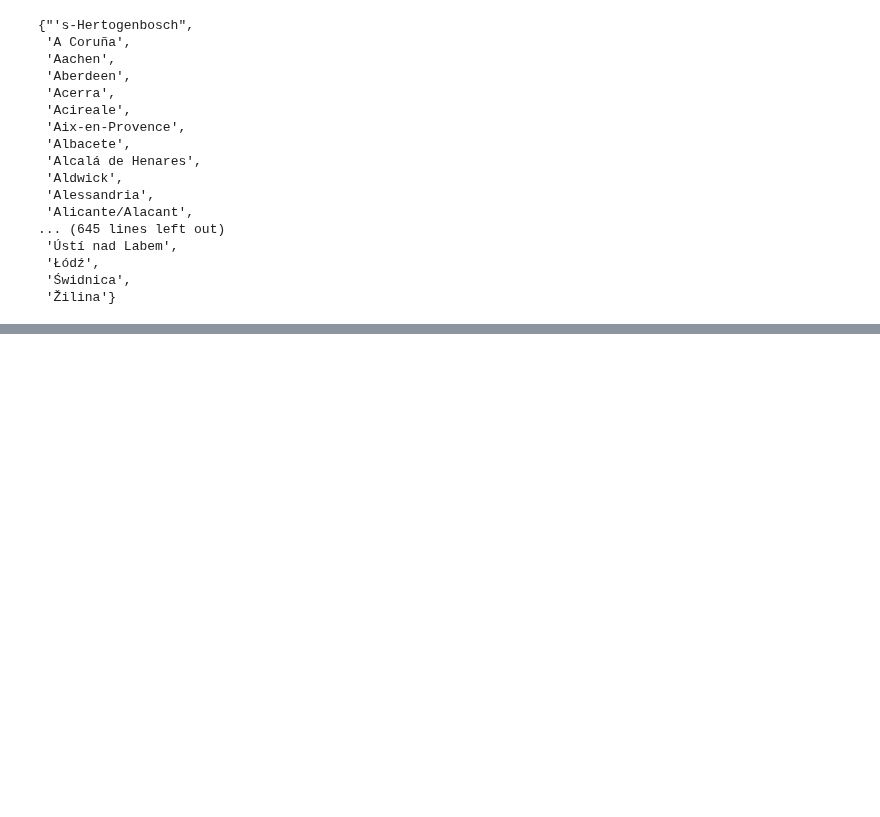
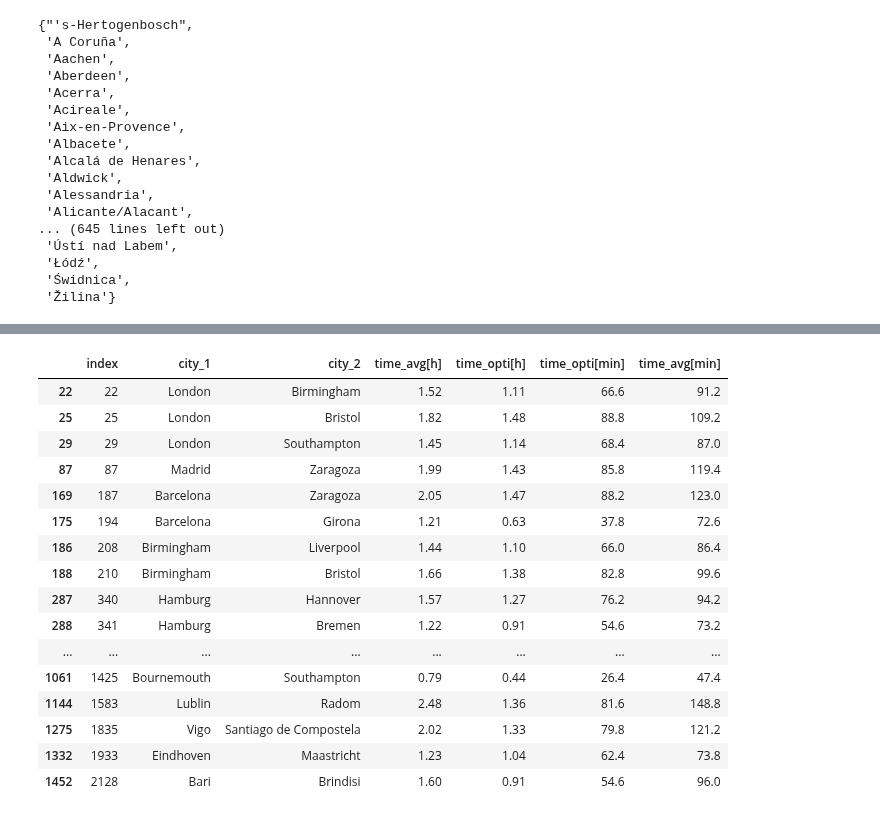
Before and after one commit to RabDou44/DOPP_group18, a Jupyter notebook: final notebook/comparing_train_airport_cities.ipynb, the cells around one changed output, grey strips where cells are left out. Cells and saved outputs as stored; diff of their text form; code cells hidden in the pictures; blank space fills up the shorter version.

```diff
--- a/final notebook/comparing_train_airport_cities.ipynb
+++ b/final notebook/comparing_train_airport_cities.ipynb
@@ -212,3 +209,6 @@ train_cities
 | 659 | Harrogate |
 | 660 | Zaragoza |
 661 rows × 1 columns
+# %%
+airport_cities_set = set(airport_cites[0])
+airport_cities_set
@@ -390,0 +372,21 @@ train_cities_only
+# %%
+reduced_train_routes = train_routes[(train_routes['city_1'].isin(intersecting_cities)) & (train_routes['city_2'].isin(intersecting_cities))]
+reduced_train_routes
+# %% [output]
+|  | index | city_1 | city_2 | time_avg[h] | time_opti[h] | time_opti[min] | time_avg[min] |
+| 22 | 22 | London | Birmingham | 1.52 | 1.11 | 66.6 | 91.2 |
+| 25 | 25 | London | Bristol | 1.82 | 1.48 | 88.8 | 109.2 |
+| 29 | 29 | London | Southampton | 1.45 | 1.14 | 68.4 | 87.0 |
+| 87 | 87 | Madrid | Zaragoza | 1.99 | 1.43 | 85.8 | 119.4 |
+| 169 | 187 | Barcelona | Zaragoza | 2.05 | 1.47 | 88.2 | 123.0 |
+| 175 | 194 | Barcelona | Girona | 1.21 | 0.63 | 37.8 | 72.6 |
+| 186 | 208 | Birmingham | Liverpool | 1.44 | 1.10 | 66.0 | 86.4 |
+| 188 | 210 | Birmingham | Bristol | 1.66 | 1.38 | 82.8 | 99.6 |
+| 287 | 340 | Hamburg | Hannover | 1.57 | 1.27 | 76.2 | 94.2 |
+| 288 | 341 | Hamburg | Bremen | 1.22 | 0.91 | 54.6 | 73.2 |
+| ... | ... | ... | ... | ... | ... | ... | ... |
+| 1061 | 1425 | Bournemouth | Southampton | 0.79 | 0.44 | 26.4 | 47.4 |
+| 1144 | 1583 | Lublin | Radom | 2.48 | 1.36 | 81.6 | 148.8 |
+| 1275 | 1835 | Vigo | Santiago de Compostela | 2.02 | 1.33 | 79.8 | 121.2 |
+| 1332 | 1933 | Eindhoven | Maastricht | 1.23 | 1.04 | 62.4 | 73.8 |
+| 1452 | 2128 | Bari | Brindisi | 1.60 | 0.91 | 54.6 | 96.0 |
```
Also changed, not shown: parts of 44 cells of this notebook.
